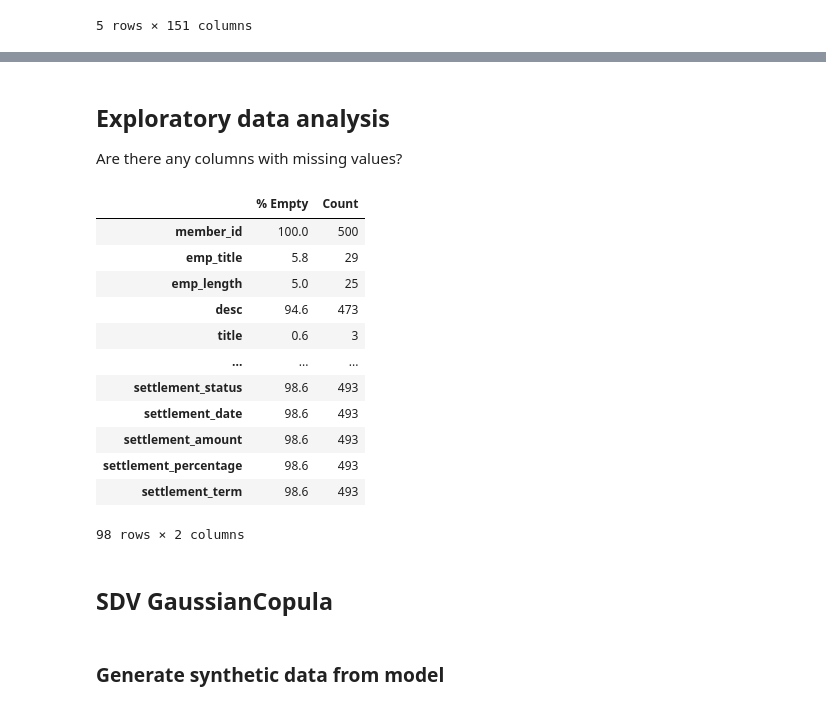
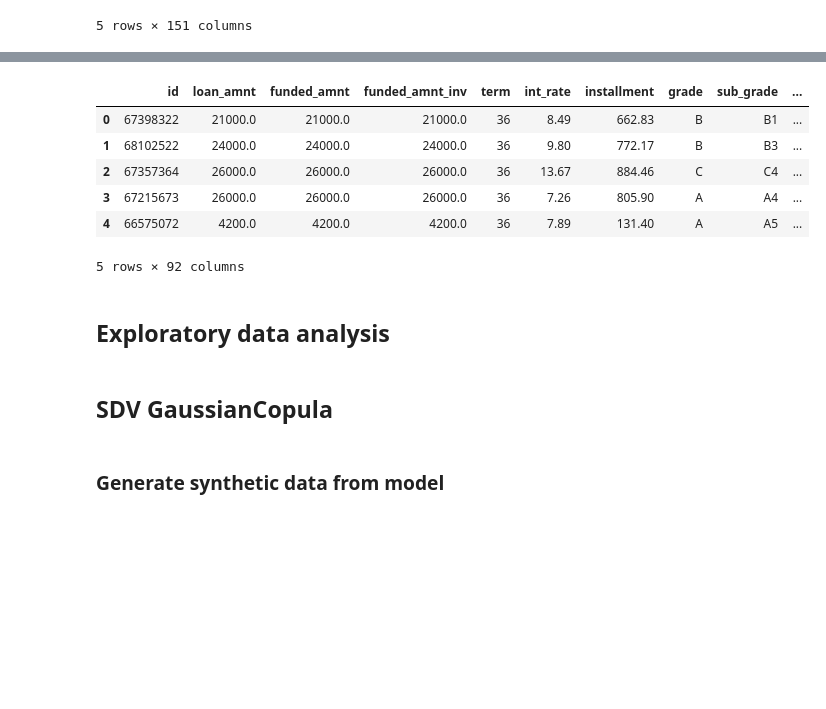
Before and after one commit to dmtrinh/SyntheticData, a Jupyter notebook: SDV.ipynb, the cells around one changed output, grey strips where cells are left out. Saved outputs shown, nothing was run; the diff lists cells and outputs as text; code cells hidden in the pictures; blank space fills up the shorter version.

```diff
--- a/SDV.ipynb
+++ b/SDV.ipynb
@@ -51,37 +149,28 @@ Index(['id', 'member_id', 'loan_amnt', 'funded_amnt', 'funded_amnt_inv',
+# %%
+# Remove string characters in 'zipcode' column
+df['zip_code'] = df['zip_code'].str.replace(r'\D', '')
+# %%
+# Change datatypes to INTs in the following columns
+df.term = df.term.astype("int64")
+df.emp_length = df.emp_length.astype("int64")
+df.zip_code = df.zip_code.astype("int64")
+# %%
+# Create a new dataframe for exploration and drop unnecessary column(s)
+df_eda = df.drop(['url'], axis=1)
+df_eda.head()
+# %% [output]
+|  | id | loan_amnt | funded_amnt | funded_amnt_inv | term | int_rate | installment | grade | sub_grade | ... |
+| 0 | 67398322 | 21000.0 | 21000.0 | 21000.0 | 36 | 8.49 | 662.83 | B | B1 | ... |
+| 1 | 68102522 | 24000.0 | 24000.0 | 24000.0 | 36 | 9.80 | 772.17 | B | B3 | ... |
+| 2 | 67357364 | 26000.0 | 26000.0 | 26000.0 | 36 | 13.67 | 884.46 | C | C4 | ... |
+| 3 | 67215673 | 26000.0 | 26000.0 | 26000.0 | 36 | 7.26 | 805.90 | A | A4 | ... |
+| 4 | 66575072 | 4200.0 | 4200.0 | 4200.0 | 36 | 7.89 | 131.40 | A | A5 | ... |
+5 rows × 92 columns
 # %% [markdown]
 ## Exploratory data analysis
-
-Are there any columns with missing values?
-# %%
-# Find the count and percentage of missing values
-df_na = pd.DataFrame({
-    '% Empty': 100*df.isnull().sum()/len(df),
-    'Count': df.isnull().sum()
-    })
-
-# Print columns with null count > 0
-df_na[df_na['Count'] > 0]
-
-#print ("Dataframe has " + str(df.shape[1]) + " columns.\n"
-#    "There are " + str(df_na[df_na['Count'] >0]) +
-#    " columns that have missing values.")
-# %% [output]
-|  | % Empty | Count |
-| member_id | 100.0 | 500 |
-| emp_title | 5.8 | 29 |
-| emp_length | 5.0 | 25 |
-| desc | 94.6 | 473 |
-| title | 0.6 | 3 |
-| ... | ... | ... |
-| settlement_status | 98.6 | 493 |
-| settlement_date | 98.6 | 493 |
-| settlement_amount | 98.6 | 493 |
-| settlement_percentage | 98.6 | 493 |
-| settlement_term | 98.6 | 493 |
-98 rows × 2 columns
 # %% [markdown]
 SDV GaussianCopula
----------------------------------
+--------------------------
 # %%
 from sdv.tabular import GaussianCopula
 
```
Also changed, not shown: parts of 20 cells of this notebook.
